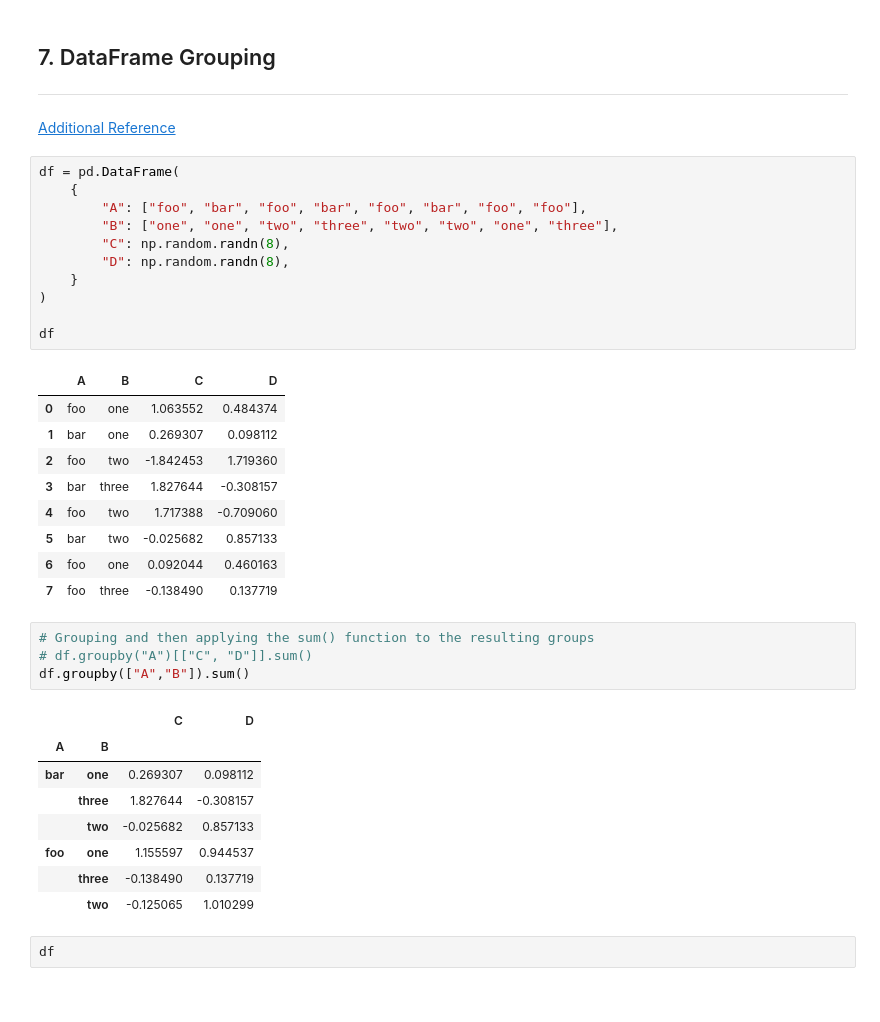
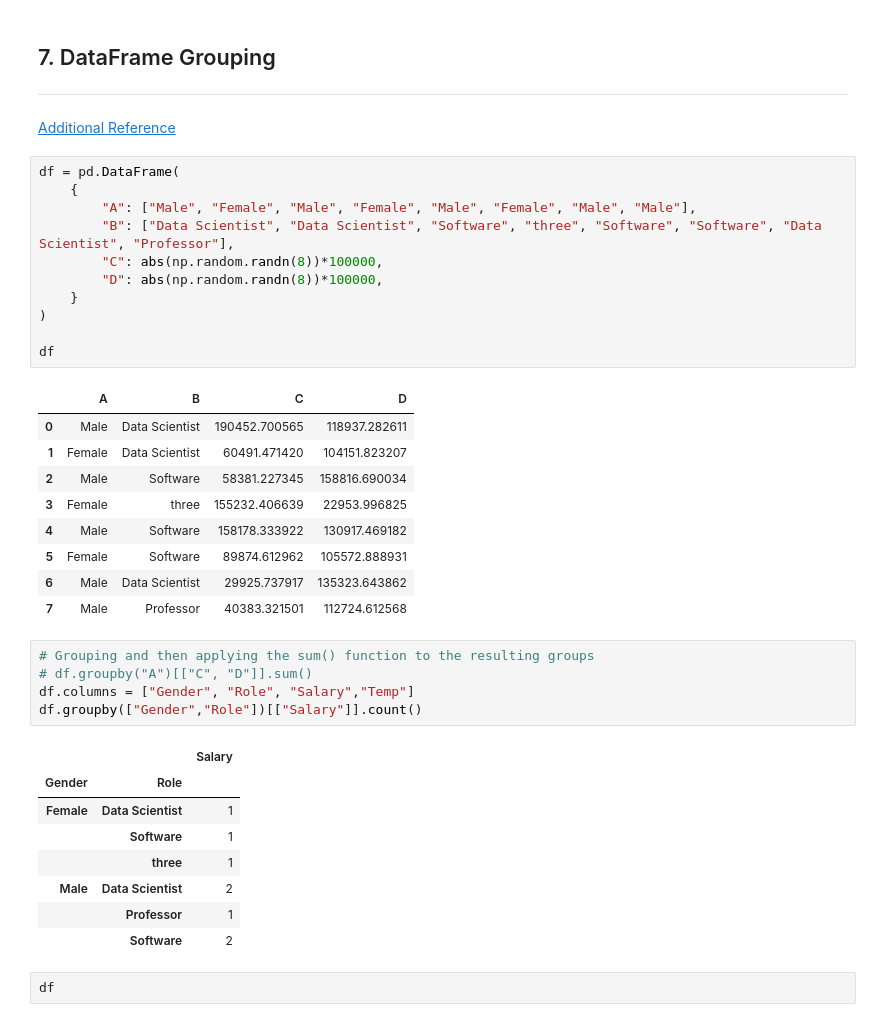
Before and after one commit to thivinanandh/Teaching-Python, a Jupyter notebook: Python-Libraries/Pandas.ipynb, the cells around one changed output. Drawn from its saved outputs; the diff is of its cells as text.

```diff
--- a/Python-Libraries/Pandas.ipynb
+++ b/Python-Libraries/Pandas.ipynb
@@ -837,37 +959,38 @@ df2.applymap(lambda x: (abs(x)))
 # %%
 df = pd.DataFrame(
     {
-        "A": ["foo", "bar", "foo", "bar", "foo", "bar", "foo", "foo"],
-        "B": ["one", "one", "two", "three", "two", "two", "one", "three"],
-        "C": np.random.randn(8),
-        "D": np.random.randn(8),
+        "A": ["Male", "Female", "Male", "Female", "Male", "Female", "Male", "Male"],
+        "B": ["Data Scientist", "Data Scientist", "Software", "three", "Software", "Software", "Data Scientist", "Professor"],
+        "C": abs(np.random.randn(8))*100000,
+        "D": abs(np.random.randn(8))*100000,
     }
 )
 
 df
 # %% [output]
 |  | A | B | C | D |
-| 0 | foo | one | 1.063552 | 0.484374 |
-| 1 | bar | one | 0.269307 | 0.098112 |
-| 2 | foo | two | -1.842453 | 1.719360 |
-| 3 | bar | three | 1.827644 | -0.308157 |
-| 4 | foo | two | 1.717388 | -0.709060 |
-| 5 | bar | two | -0.025682 | 0.857133 |
-| 6 | foo | one | 0.092044 | 0.460163 |
-| 7 | foo | three | -0.138490 | 0.137719 |
+| 0 | Male | Data Scientist | 190452.700565 | 118937.282611 |
+| 1 | Female | Data Scientist | 60491.471420 | 104151.823207 |
+| 2 | Male | Software | 58381.227345 | 158816.690034 |
+| 3 | Female | three | 155232.406639 | 22953.996825 |
+| 4 | Male | Software | 158178.333922 | 130917.469182 |
+| 5 | Female | Software | 89874.612962 | 105572.888931 |
+| 6 | Male | Data Scientist | 29925.737917 | 135323.643862 |
+| 7 | Male | Professor | 40383.321501 | 112724.612568 |
 # %%
 # Grouping and then applying the sum() function to the resulting groups
 # df.groupby("A")[["C", "D"]].sum()
-df.groupby(["A","B"]).sum()
+df.columns = ["Gender", "Role", "Salary","Temp"]
+df.groupby(["Gender","Role"])[["Salary"]].count()
 # %% [output]
-|  |  | C | D |
-| A | B |  |  |
-| bar | one | 0.269307 | 0.098112 |
-|  | three | 1.827644 | -0.308157 |
-|  | two | -0.025682 | 0.857133 |
-| foo | one | 1.155597 | 0.944537 |
-|  | three | -0.138490 | 0.137719 |
-|  | two | -0.125065 | 1.010299 |
+|  |  | Salary |
+| Gender | Role |  |
+| Female | Data Scientist | 1 |
+|  | Software | 1 |
+|  | three | 1 |
+| Male | Data Scientist | 2 |
+|  | Professor | 1 |
+|  | Software | 2 |
 # %%
 df
 # %% [output]
```
Also changed, not shown: parts of 35 cells of this notebook, 7 other files.
